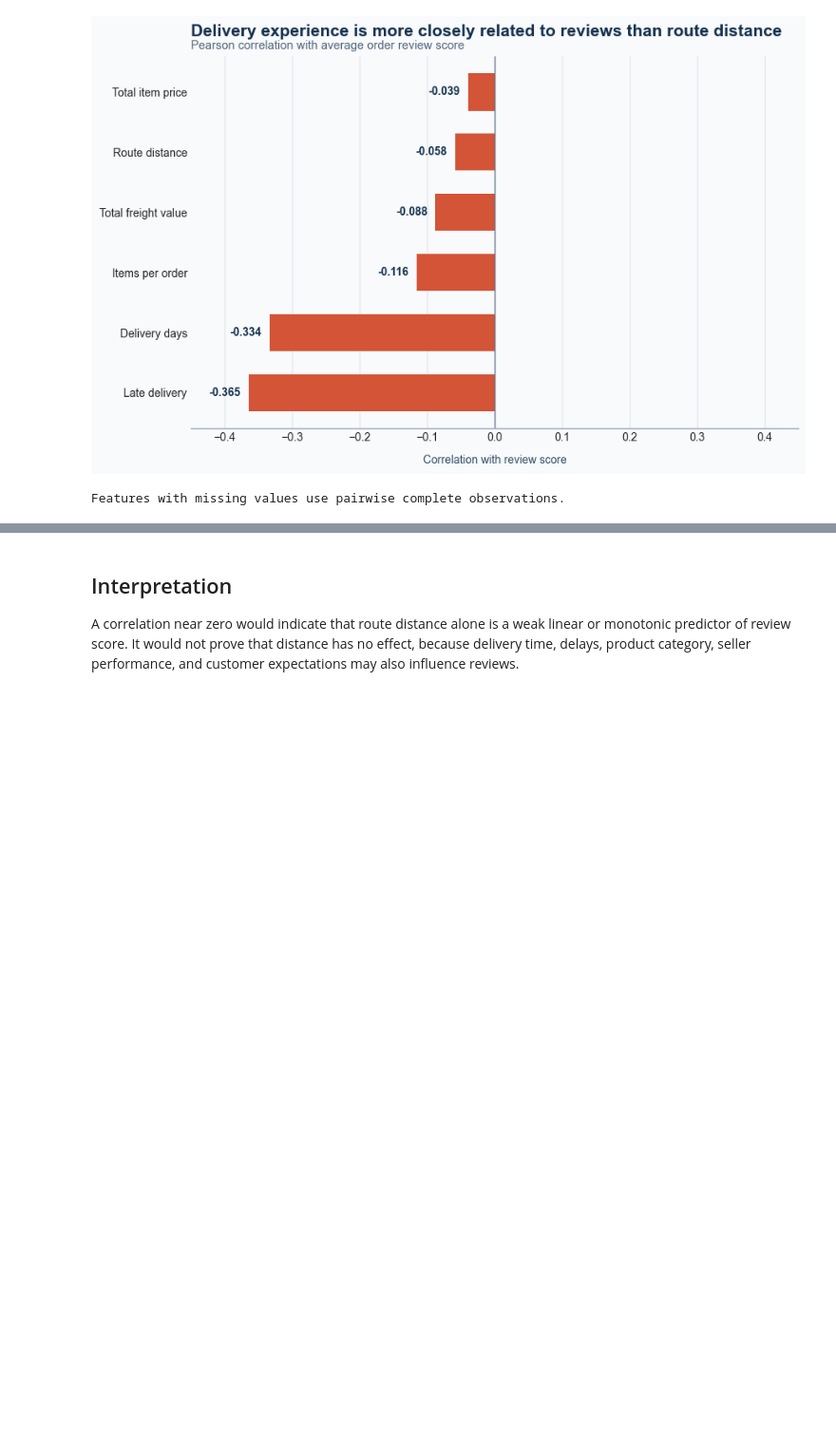
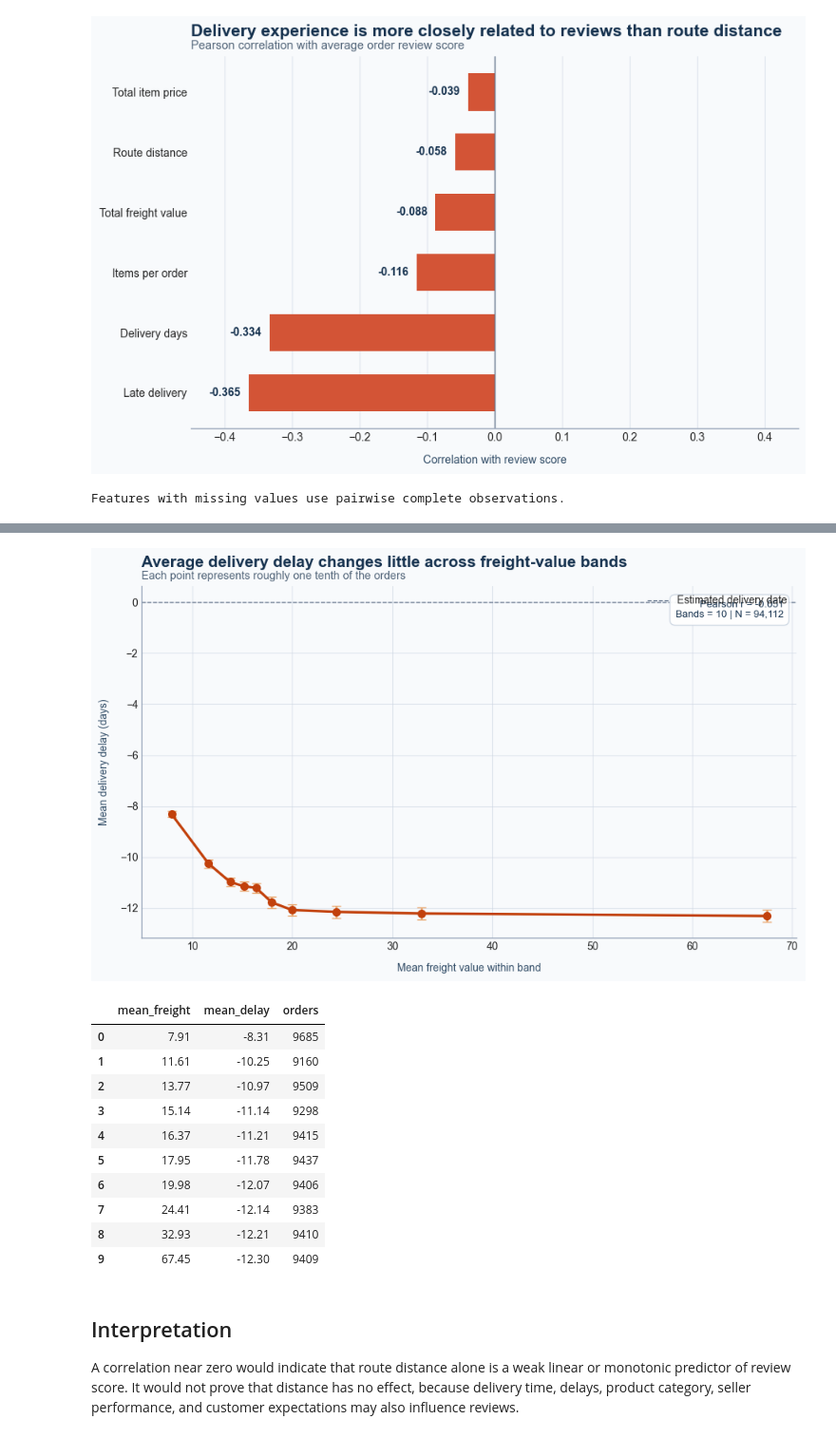
Before and after one commit to YuanJiayi/IT5006_Grp_6, a Jupyter notebook: test_notebooks/route_distance_review_correlation.ipynb, the cells around one changed output, grey strips where cells are left out. Shown at 95% size. Saved outputs shown, nothing was run; the diff lists cells and outputs as text; code cells hidden in the pictures; blank space fills up the shorter version.

```diff
--- a/test_notebooks/route_distance_review_correlation.ipynb
+++ b/test_notebooks/route_distance_review_correlation.ipynb
@@ -324,3 +491,74 @@ Features with missing values use pairwise complete observations.
+# %%
+binned_delay_data = delay_data.copy()
+binned_delay_data["freight_band"] = pd.qcut(
+    binned_delay_data["total_freight_value"],
+    q=10,
+    duplicates="drop",
+)
+binned_delay_summary = (
+    binned_delay_data.groupby("freight_band", observed=True)
+    .agg(
+        mean_freight=("total_freight_value", "mean"),
+        mean_delay=("delivery_delay_days", "mean"),
+        delay_std=("delivery_delay_days", "std"),
+        orders=("delivery_delay_days", "size"),
+    )
+    .reset_index(drop=True)
+)
+binned_delay_summary["confidence_interval"] = (
+    1.96 * binned_delay_summary["delay_std"] / np.sqrt(binned_delay_summary["orders"])
+)
+
+fig, ax = plt.subplots(figsize=(9.5, 5.8), facecolor="#f8fafc")
+ax.set_facecolor("#f8fafc")
+ax.errorbar(
+    binned_delay_summary["mean_freight"],
+    binned_delay_summary["mean_delay"],
+    yerr=binned_delay_summary["confidence_interval"],
+    fmt="o-",
+    color="#c2410c",
+    ecolor="#e9a66d",
+    elinewidth=1.8,
+    capsize=4,
+    markersize=7,
+    linewidth=2.4,
+)
+ax.axhline(0, color="#64748b", linewidth=1, linestyle="--", label="Estimated delivery date")
+ax.set_title("Average delivery delay changes little across freight-value bands", loc="left", fontsize=15, weight="bold", color="#16324f", pad=18)
+ax.text(0, 1.02, "Each point represents roughly one tenth of the orders", transform=ax.transAxes, fontsize=10.5, color="#526579")
+ax.set_xlabel("Mean freight value within band", labelpad=10, color="#334e68")
+ax.set_ylabel("Mean delivery delay (days)", labelpad=10, color="#334e68")
+ax.grid(color="#cbd5e1", linewidth=0.8, alpha=0.55)
+ax.spines[["top", "right"]].set_visible(False)
+ax.spines[["left", "bottom"]].set_color("#94a3b8")
+ax.legend(frameon=False, loc="upper right")
+ax.text(
+    0.98, 0.96,
+    f"Pearson r = {freight_delay_correlation:.3f}\n"
+    f"Bands = {len(binned_delay_summary)} | N = {len(delay_data):,}",
+    transform=ax.transAxes,
+    ha="right",
+    va="top",
+    fontsize=9.5,
+    color="#16324f",
+    bbox={"boxstyle": "round,pad=0.55", "facecolor": "#ffffff", "edgecolor": "#cbd5e1", "alpha": 0.94},
+)
+fig.tight_layout()
+plt.show()
+display(binned_delay_summary[["mean_freight", "mean_delay", "orders"]].round(2))
+# %% [output]
+[figure, added]
+|  | mean_freight | mean_delay | orders |
+| 0 | 7.91 | -8.31 | 9685 |
+| 1 | 11.61 | -10.25 | 9160 |
+| 2 | 13.77 | -10.97 | 9509 |
+| 3 | 15.14 | -11.14 | 9298 |
+| 4 | 16.37 | -11.21 | 9415 |
+| 5 | 17.95 | -11.78 | 9437 |
+| 6 | 19.98 | -12.07 | 9406 |
+| 7 | 24.41 | -12.14 | 9383 |
+| 8 | 32.93 | -12.21 | 9410 |
+| 9 | 67.45 | -12.30 | 9409 |
 # %% [markdown]
 ## Interpretation
 
```
Also changed, not shown: parts of 6 cells of this notebook, 4 other files.
